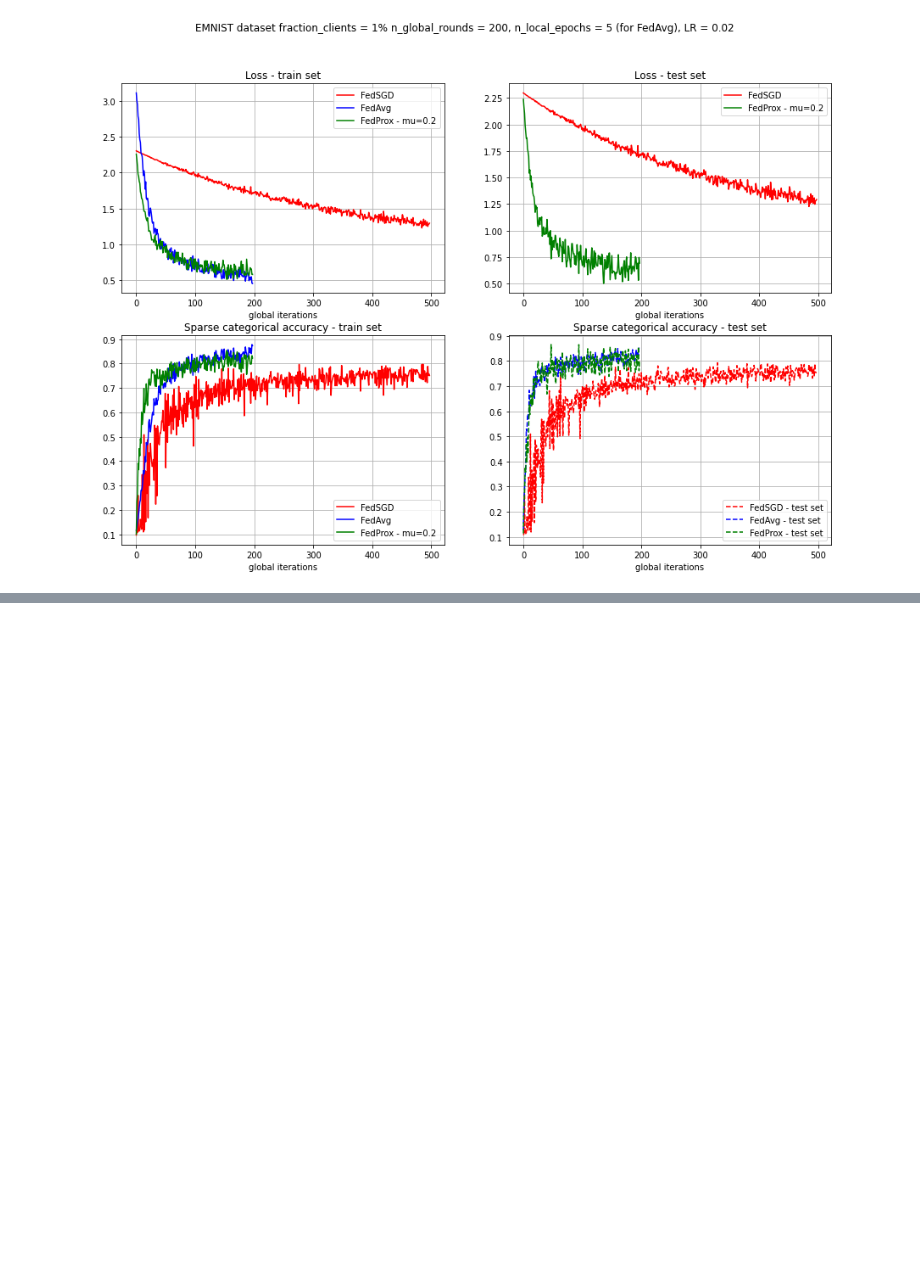
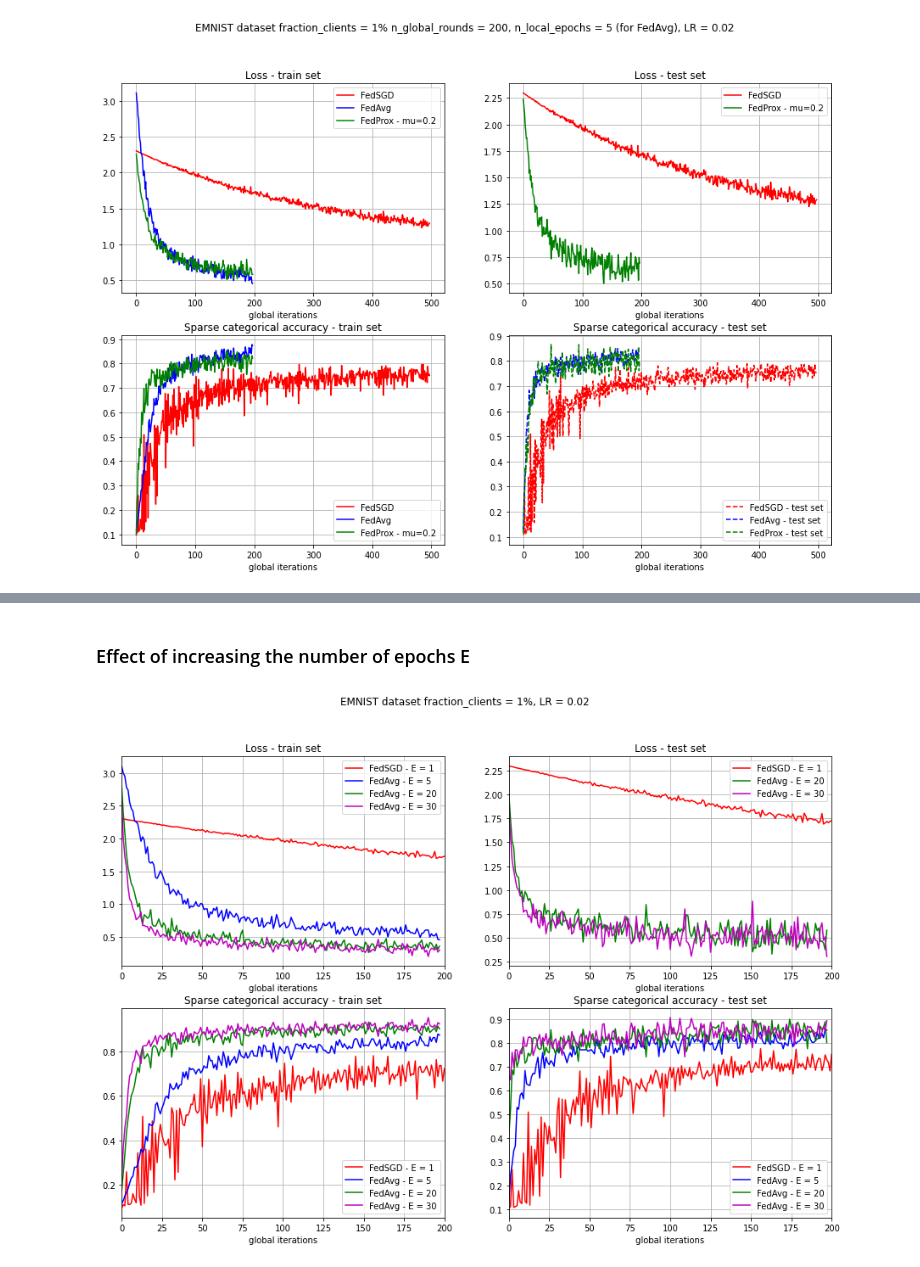
Before and after one commit to gonzaq94/federated-learning, a Jupyter notebook: Mnist classifier in TensorFlow Federated.ipynb, the cells around one changed output, grey strips where cells are left out. Cells and saved outputs as stored; diff of their text form; code cells hidden in the pictures; blank space fills up the shorter version.

```diff
--- a/Mnist classifier in TensorFlow Federated.ipynb
+++ b/Mnist classifier in TensorFlow Federated.ipynb
@@ -685,0 +878,61 @@ plt.show()
+# %% [markdown]
+### Effect of increasing the number of epochs E
+# %%
+with open('results/fed_avg_data.p', 'rb') as fp:
+    data_fed_avg_E_5 = pickle.load(fp)
+with open('results/fed_avg_E_20_data.p', 'rb') as fp:
+    data_fed_avg_E_20 = pickle.load(fp)
+with open('results/fed_avg_E_50_data.p', 'rb') as fp:
+    data_fed_avg_E_50 = pickle.load(fp)
+with open('results/fed_sgd_data.p', 'rb') as fp:
+    data_fed_avg = pickle.load(fp)
+with open('results/fed_prox_200it_mu02_epochs_20_data.p', 'rb') as fp:
+    data_fed_prox_E_20 = pickle.load(fp)
+
+fig, ((ax1, ax2,),(ax3, ax4)) = plt.subplots(2, 2, figsize=(15,10))
+fig.suptitle('EMNIST dataset fraction_clients = {}%, LR = {}'
+             .format(round(num_clients_fed_avg/NUMBER_CLIENTS*100), 0.02))
+
+ax1.plot(data_fed_sgd['train_loss'], '-r', label='FedSGD - E = 1')
+ax1.plot(data_fed_avg_E_5['train_loss'], '-b', label='FedAvg - E = {}'.format(data_fed_avg_E_5['num_epochs']))
+ax1.plot(data_fed_avg_E_20['train_loss'], '-g', label='FedAvg - E = {}'.format(data_fed_avg_E_20['num_epochs']))
+ax1.plot(data_fed_avg_E_50['train_loss'], '-m', label='FedAvg - E = {}'.format(data_fed_avg_E_50['num_epochs']))
+ax1.set_title('Loss - train set')
+ax1.grid('on')
+ax1.set_xlim([0, 200])
+ax1.legend()
+ax1.set_xlabel('global iterations')
+
+ax2.plot(data_fed_sgd['test_loss'], '-r', label='FedSGD - E = 1')
+#ax2.plot(data_fed_avg_E_5['test_loss'], '-b', label='FedAvg - E = {}'.format(data_fed_avg_E_5['num_epochs']))
+ax2.plot(data_fed_avg_E_20['test_loss'], '-g', label='FedAvg - E = {}'.format(data_fed_avg_E_20['num_epochs']))
+ax2.plot(data_fed_avg_E_50['test_loss'], '-m', label='FedAvg - E = {}'.format(data_fed_avg_E_50['num_epochs']))
+ax2.set_title('Loss - test set')
+ax2.set_xlim([0, 200])
+ax2.grid('on')
+ax2.legend()
+ax2.set_xlabel('global iterations')
+
+ax3.plot(data_fed_sgd['train_sparse_categorical_accuracy'], '-r', label='FedSGD - E = 1')
+ax3.plot(data_fed_avg_E_5['train_sparse_categorical_accuracy'], '-b', label='FedAvg - E = {}'.format(data_fed_avg_E_5['num_epochs']))
+ax3.plot(data_fed_avg_E_20['train_sparse_categorical_accuracy'], '-g', label='FedAvg - E = {}'.format(data_fed_avg_E_20['num_epochs']))
+ax3.plot(data_fed_avg_E_50['train_sparse_categorical_accuracy'], '-m', label='FedAvg - E = {}'.format(data_fed_avg_E_50['num_epochs']))
+ax3.legend()
+ax3.set_xlim([0, 200])
+ax3.set_title('Sparse categorical accuracy - train set')
+ax3.grid('on')
+ax3.set_xlabel('global iterations')
+
+ax4.plot(data_fed_sgd['test_sparse_categorical_accuracy'], '-r', label='FedSGD - E = 1')
+ax4.plot(data_fed_avg_E_5['test_sparse_categorical_accuracy'], '-b', label='FedAvg - E = {}'.format(data_fed_avg_E_5['num_epochs']))
+ax4.plot(data_fed_avg_E_20['test_sparse_categorical_accuracy'], '-g', label='FedAvg - E = {}'.format(data_fed_avg_E_20['num_epochs']))
+ax4.plot(data_fed_avg_E_50['test_sparse_categorical_accuracy'], '-m', label='FedAvg - E = {}'.format(data_fed_avg_E_50['num_epochs']))
+ax4.legend()
+ax4.set_xlim([0, 200])
+ax4.set_title('Sparse categorical accuracy - test set')
+ax4.grid('on')
+ax4.set_xlabel('global iterations')
+
+plt.show()
+# %% [output]
+[figure, added]
```
Also changed, not shown: parts of 21 cells of this notebook.
